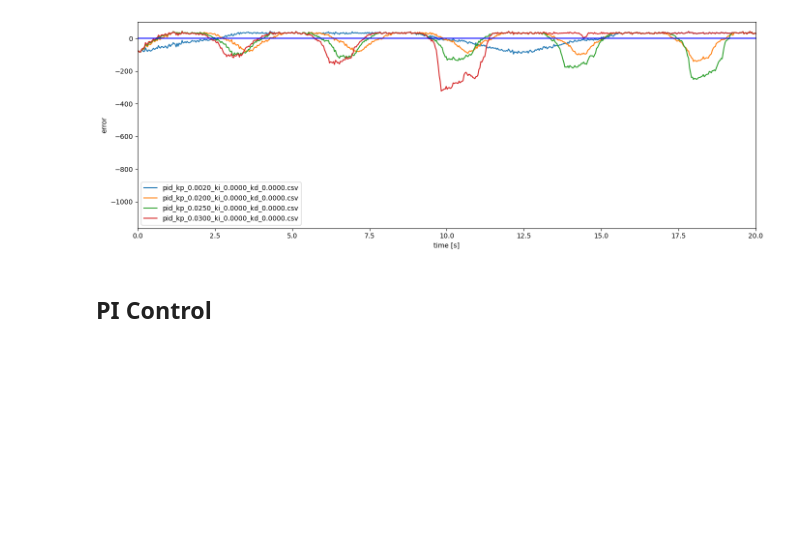
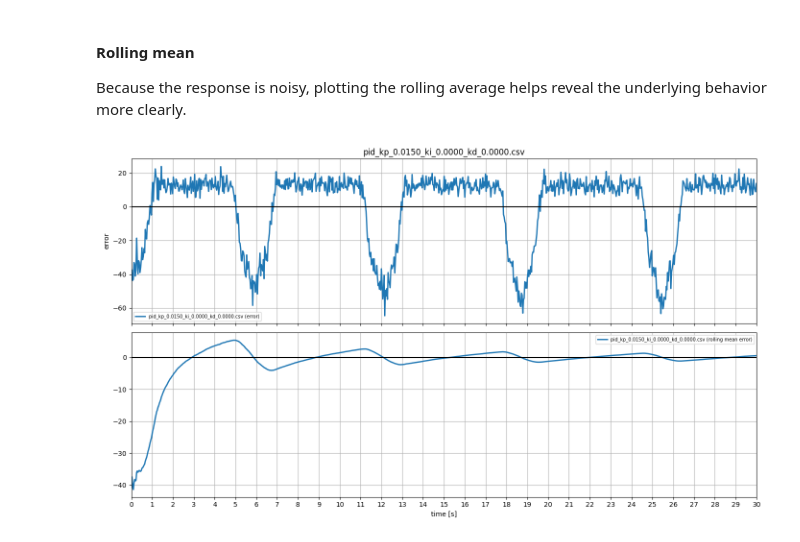
Before and after one commit to B33Boy/autonomy-from-scratch, a Jupyter notebook: controllers/pid_control/analysis/pid_tuning.ipynb, the cells around one changed output. Drawn from its saved outputs; the diff is of its cells as text; code cells hidden in the pictures; blank space fills up the shorter version.

```diff
--- a/controllers/pid_control/analysis/pid_tuning.ipynb
+++ b/controllers/pid_control/analysis/pid_tuning.ipynb
@@ -45,18 +43,48 @@ ax.legend()
-# %%
-fig, ax = plt.subplots(figsize=(14, 5))
-
-for name, df in p_dfs.items():
-    ax.plot(df["time"], df["err"], label=name)
-
-ax.axhline(y=0, color='b')
-ax.set_xlabel("time [s]")
-ax.set_ylabel("error")
-ax.set_xlim(0, 20.0)
-ax.legend()
-
-plt.tight_layout()
-plt.show()
-# %% [output]
-[figure, removed]
-# %% [markdown]
-## PI Control
+# %%
+## Plotting Function
+import matplotlib.ticker as ticker
+
+def plot_df(df, title):
+    fig, axes = plt.subplots(2, 1, figsize=(14, 8), sharex=True)
+
+    # Plot error over time
+    axes[0].plot(
+        df["time"],
+        df["err"],
+        linewidth=2,
+        label=name + ' (error)'
+    )
+    axes[0].axhline(y=0, color='black', linestyle='-', linewidth=1.5)
+    axes[0].set_ylabel("error")
+    axes[0].set_title(title)
+    axes[0].legend(fontsize=7)
+    axes[0].grid(True)
+    axes[0].xaxis.set_major_locator(ticker.MultipleLocator(1))
+
+
+    # Plot rolling mean average over time
+    axes[1].plot(
+        df["time"],
+        df["rolling_mean"],
+        linewidth=2,
+        label=name + ' (rolling mean error)'
+    )
+
+    axes[1].axhline(y=0, color='black', linestyle='-', linewidth=1.5)
+    axes[1].set_xlabel("time [s]")
+    axes[1].legend(fontsize=7)
+    axes[1].grid(True)
+    axes[1].set_xlim(0, 30.0)
+
+    plt.tight_layout()
+    plt.show()
+# %% [markdown]
+#### Rolling mean
+Because the response is noisy, plotting the rolling average helps reveal the underlying behavior more clearly.
+# %%
+name = 'pid_kp_0.0150_ki_0.0000_kd_0.0000.csv'
+p_df = p_dfs[name]
+
+plot_df(p_df, name)
+# %% [output]
+[figure, added]
```
Also changed, not shown: parts of 21 cells of this notebook, 15 other files.
